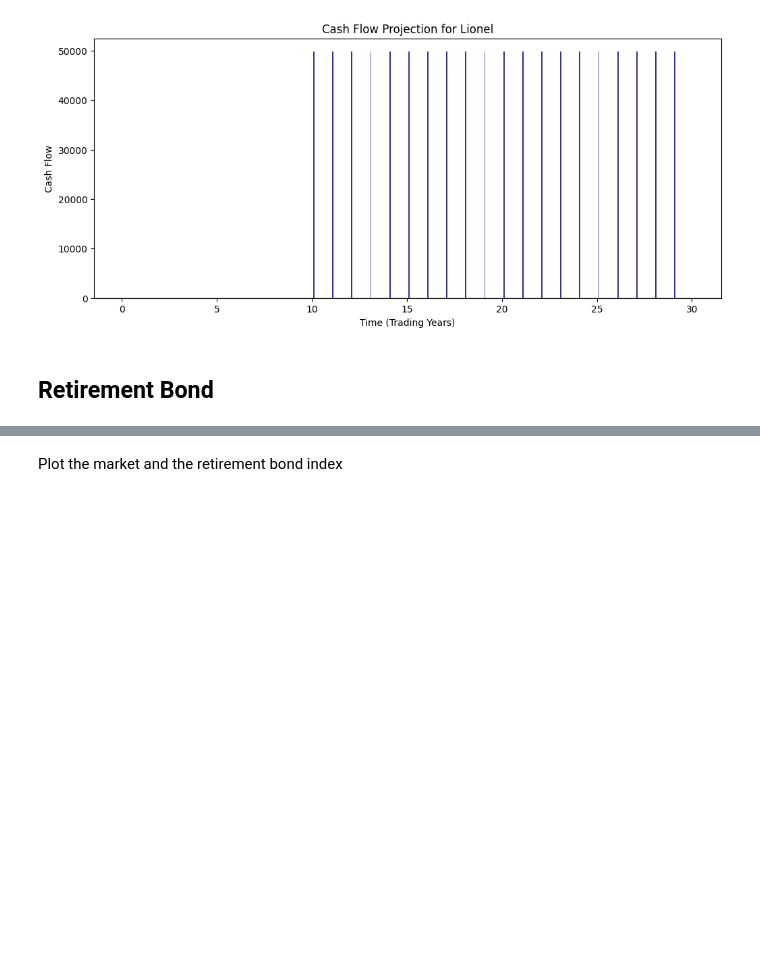
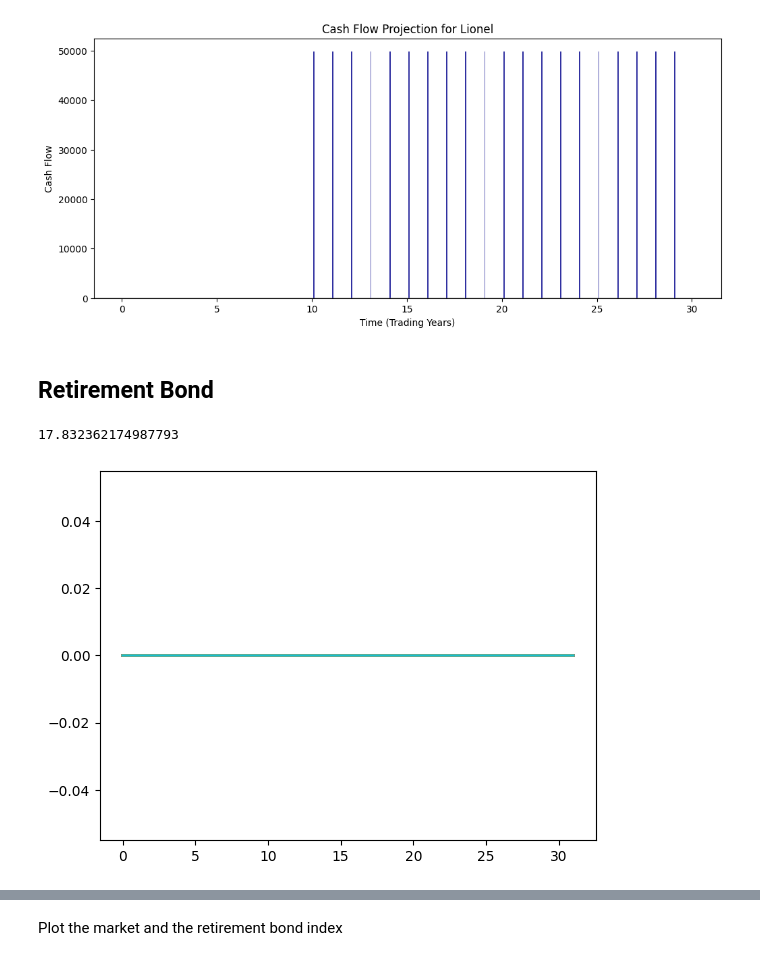
Before and after one commit to aleksandr-mikhailov-edhec/Goal-Based-Investing, a Jupyter notebook: 1.4 Full Stochastic Market Simulation.ipynb, the cells around one changed output, grey strips where cells are left out. Drawn from its saved outputs; the diff is of its cells as text; code cells hidden in the pictures; blank space fills up the shorter version.

Commit message:
added parallel computing to retirement bond and stored the current results in retirement api

```diff
--- a/1.4 Full Stochastic Market Simulation.ipynb
+++ b/1.4 Full Stochastic Market Simulation.ipynb
@@ -447,0 +534,10 @@ simulated_market.calculate_perfect_retirement_bond(client)
+# %%
+t = time()
+simulated_market.calculate_perfect_retirement_bond2(client)
+time() - t
+# %% [output]
+17.832362174987793
+# %%
+plt.plot(simulated_market.retirement_bond_p2 - simulated_market.retirement_bond_p1);
+# %% [output]
+[figure, added]
```
Also changed, not shown: parts of 8 cells of this notebook, 2 other files.
